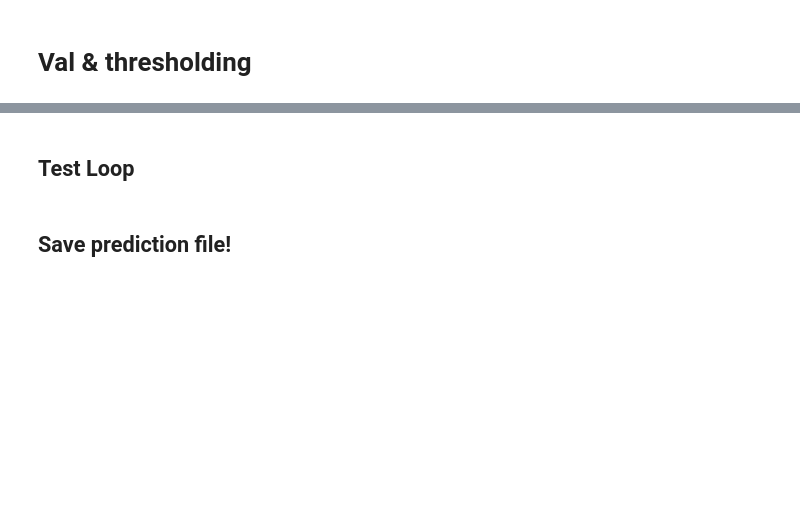
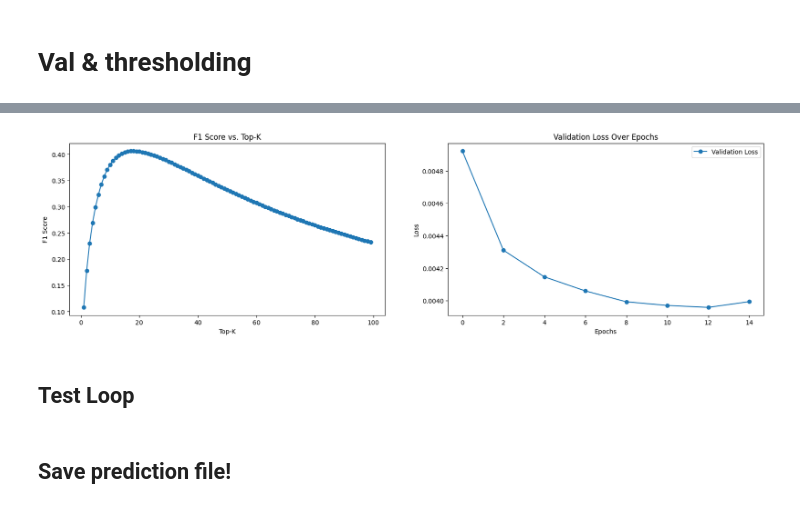
Before and after one commit to yash-raj202134/GeoLifeCLEF-LifeCLEF-CVPR-FGVC, a Jupyter notebook: research/Baseline_experiments/geolife-baseline-crossval-topk-earlystopping.ipynb, the cells around one changed output, grey strips where cells are left out. Cells and saved outputs as stored; diff of their text form; code cells hidden in the pictures; blank space fills up the shorter version.

```diff
--- a/research/Baseline_experiments/geolife-baseline-crossval-topk-earlystopping.ipynb
+++ b/research/Baseline_experiments/geolife-baseline-crossval-topk-earlystopping.ipynb
@@ -561,3 +593,22 @@ print(f'best score {best_score:.5f} @ top {best_top_k}')
+# %%
+fig, axs = plt.subplots(1, 2, figsize=(20, 5))
+
+# Plot F1 score vs. top-k
+axs[0].plot(range(1, 100), f1_scores, marker='o')
+axs[0].set_xlabel('Top-K')
+axs[0].set_ylabel('F1 Score')
+axs[0].set_title('F1 Score vs. Top-K')
+
+# Plot validation loss over epochs
+axs[1].plot(range(0, num_epochs, 2), val_losses, marker='o', label='Validation Loss')
+axs[1].set_xlabel('Epochs')
+axs[1].set_ylabel('Loss')
+axs[1].set_title('Validation Loss Over Epochs')
+axs[1].legend()
+
+plt.show()
+# %% [output]
+[figure, added]
 # %% [markdown]
 ## Test Loop
 # %%
```
Also changed, not shown: parts of 17 cells of this notebook, 12 other files.
